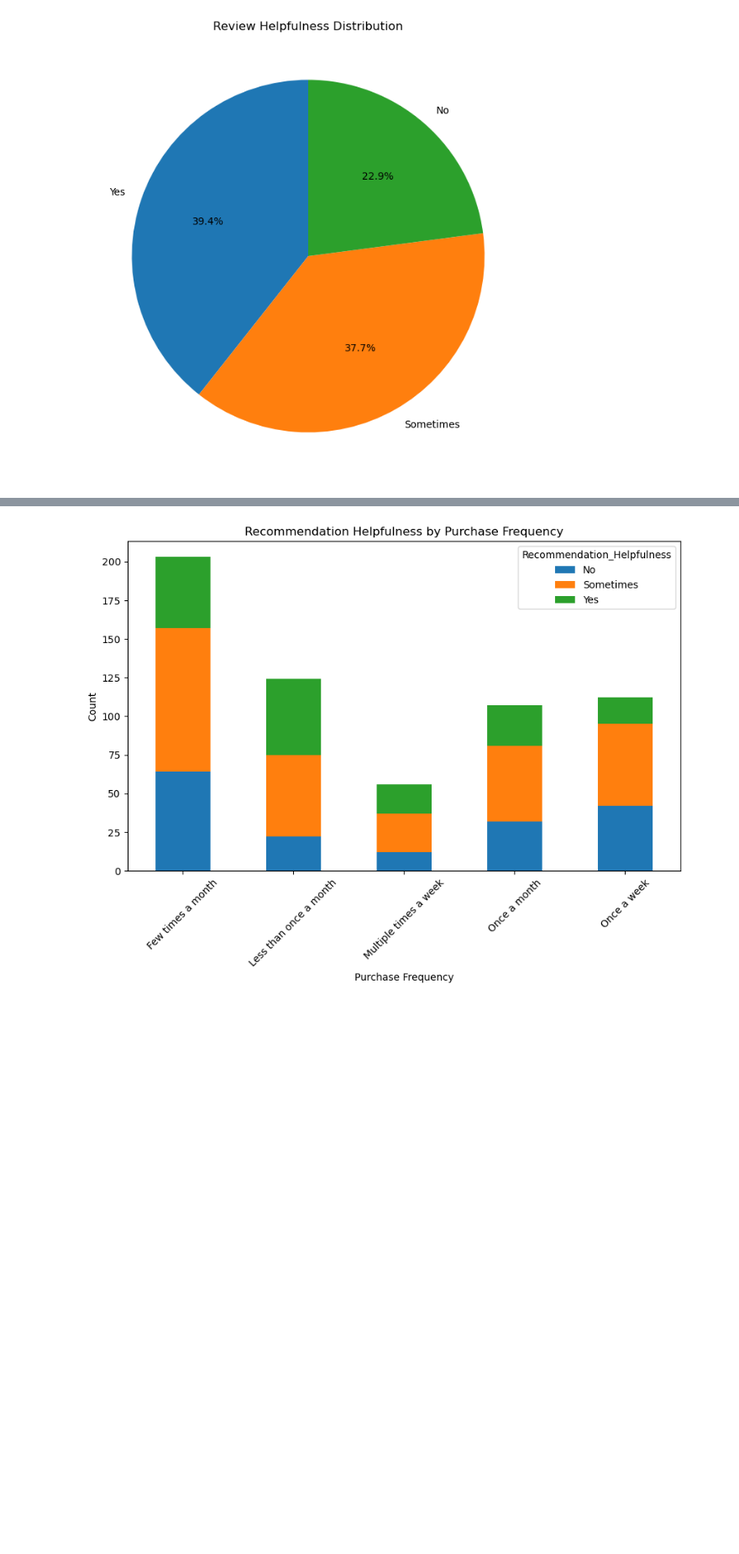
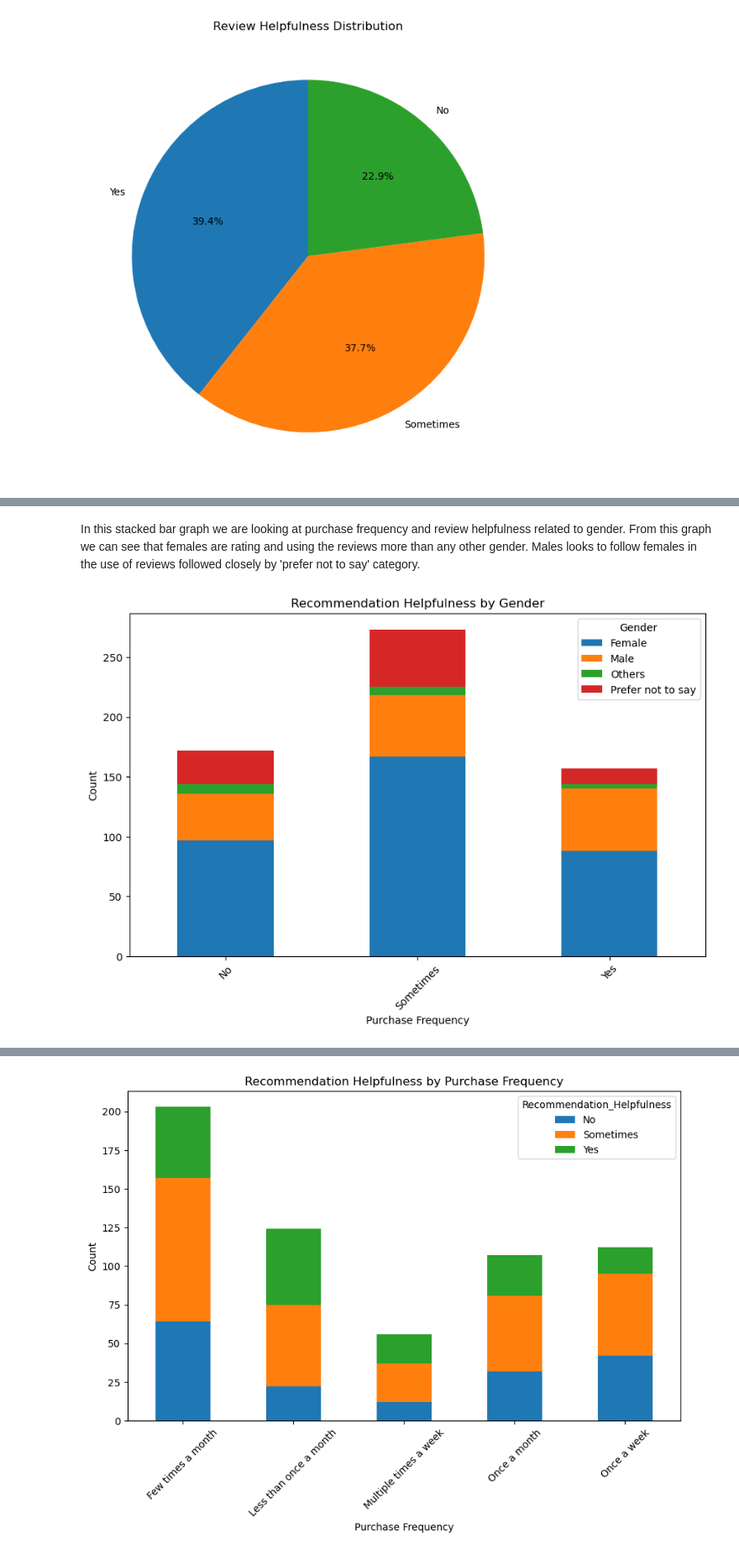
Before and after one commit to rubyghabboun/project1_sudowoodo1, a Jupyter notebook: trish_reviews_recs.ipynb, the cells around one changed output, grey strips where cells are left out. Shown at 84% size. Cells and saved outputs as stored; diff of their text form; code cells hidden in the pictures; blank space fills up the shorter version.

```diff
--- a/trish_reviews_recs.ipynb
+++ b/trish_reviews_recs.ipynb
@@ -127,0 +155,14 @@ In this pie chart we are looking at the percentages of review helpfulness. And b
+# %% [markdown]
+In this stacked bar graph we are looking at purchase frequency and review helpfulness related to gender. From this graph we can see that females are rating and using the reviews more than any other gender. Males looks to follow females in the use of reviews followed closely by 'prefer not to say' category.
+# %%
+#Bar graphs showing relationships between purchase frequency, sale count, and gender
+
+unique_grouped = data_df.groupby(['Recommendation_Helpfulness', 'Gender']).size().unstack()
+unique_grouped.plot(kind='bar', stacked=True, figsize=(10, 6))
+plt.title('Recommendation Helpfulness by Gender')
+plt.xlabel('Purchase Frequency')
+plt.ylabel('Count')
+plt.xticks(rotation=45)
+plt.show()
+# %% [output]
+[figure, added]
```
Also changed, not shown: parts of 18 cells of this notebook.
